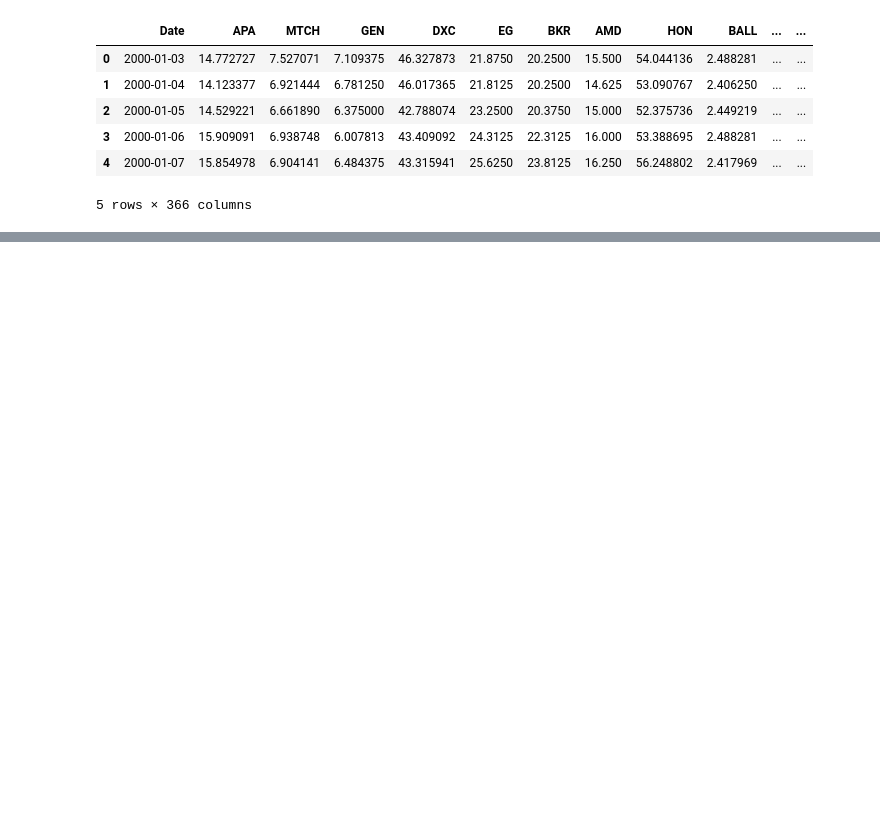
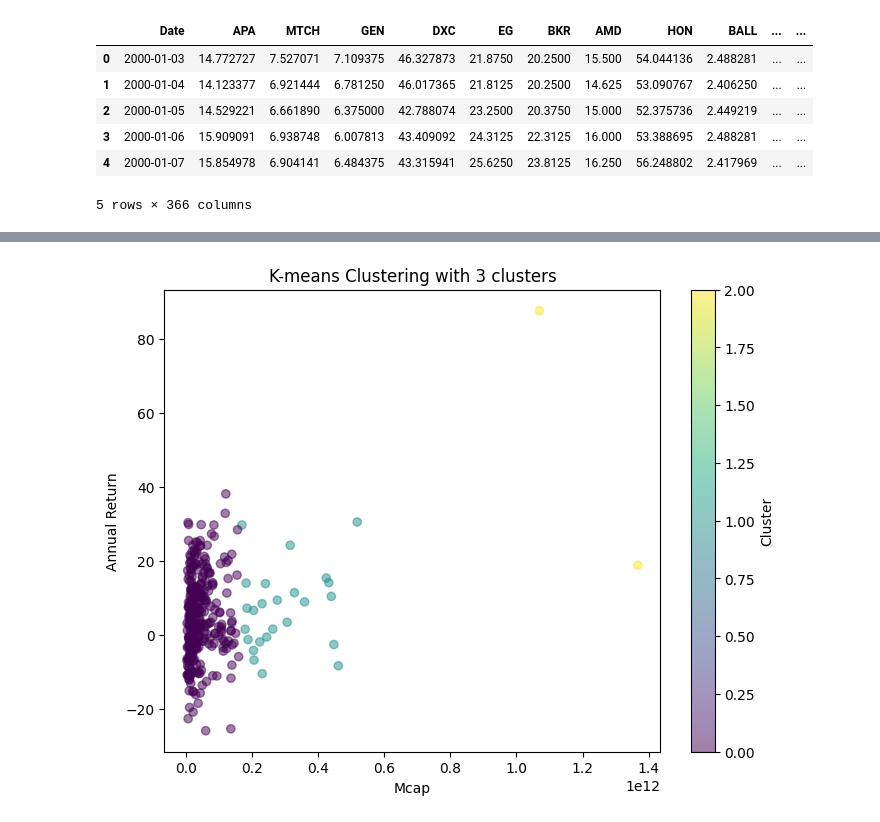
Before and after one commit to CiganOliviuAlphablock/clustering-in-mean-reversion-framework, a Jupyter notebook: clustering.ipynb, the cells around one changed output, grey strips where cells are left out. Saved outputs shown, nothing was run; the diff lists cells and outputs as text; code cells hidden in the pictures; blank space fills up the shorter version.

```diff
--- a/clustering.ipynb
+++ b/clustering.ipynb
@@ -135,2 +135,2 @@ mcap_df.head()
 # %%
-result_df_filtered_data_2024
+result_filtered_data_2024_list = list(result_df_filtered_data_2024.iloc[:, 0].sort_values())
@@ -159,0 +137,7 @@ result_df.head()
+# %%
+combined_stock_info = []
+
+for filtered_stock in result_filtered_data_2024_list:
+    for mcap_stock in mcap_list:
+        if filtered_stock == mcap_stock:
+            combined_stock_info.append(filtered_stock)
@@ -159,0 +162,8 @@ result_df.head()
+# %%
+for id_value in combined_stock_info:
+    if id_value in mcap_df['Ticker'].values and id_value in result_df_filtered_data_2024['Stock'].values:
+        if mcap_df.loc[mcap_df['Ticker'] == id_value, 'Mcap'].values[0]:
+            specific_column_value = mcap_df.loc[mcap_df['Ticker'] == id_value, 'Mcap'].values[0]
+            result_df_filtered_data_2024.loc[result_df_filtered_data_2024['Stock'] == id_value, 'Mcap'] = specific_column_value
+
+result_df_filtered_data_2024.head()
@@ -159,0 +191,19 @@ result_df.head()
+# %%
+result_df_filtered_data_2024 = result_df_filtered_data_2024.dropna()
+# %%
+clustering_data = result_df_filtered_data_2024[['Mcap', 'Annual_Return']]
+kmeans = KMeans(n_clusters=3, n_init=10)
+kmeans.fit(clustering_data)
+
+
+result_df_filtered_data_2024['Cluster'] = kmeans.labels_
+plt.figure(figsize=(8, 6))
+plt.scatter(result_df_filtered_data_2024['Mcap'], result_df_filtered_data_2024['Annual_Return'], c=result_df_filtered_data_2024['Cluster'], cmap='viridis', alpha=0.5)
+plt.title('K-means Clustering with 3 clusters')
+plt.xlabel('Mcap')
+plt.ylabel('Annual Return')
+plt.colorbar(label='Cluster')
+
+plt.show()
+# %% [output]
+[figure, added]
```
Also changed, not shown: parts of 11 cells of this notebook.
